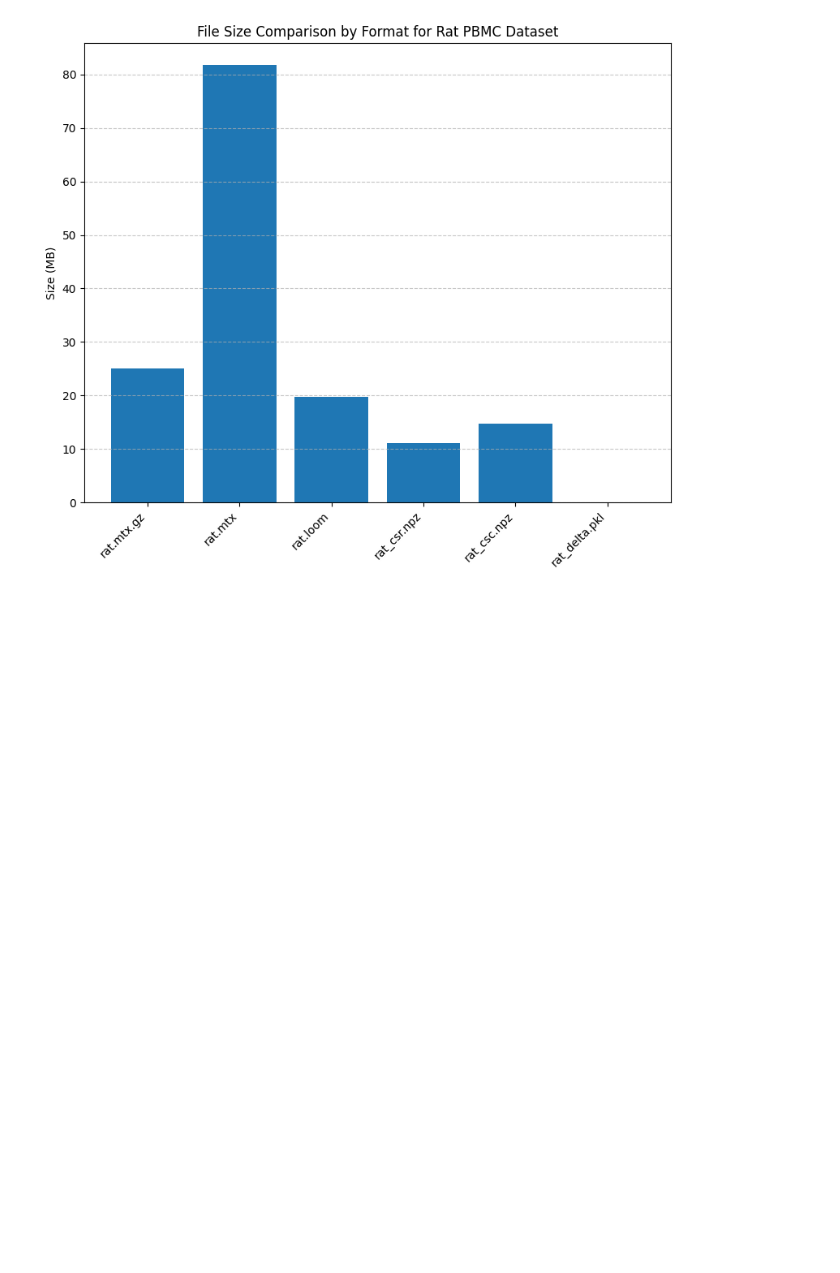
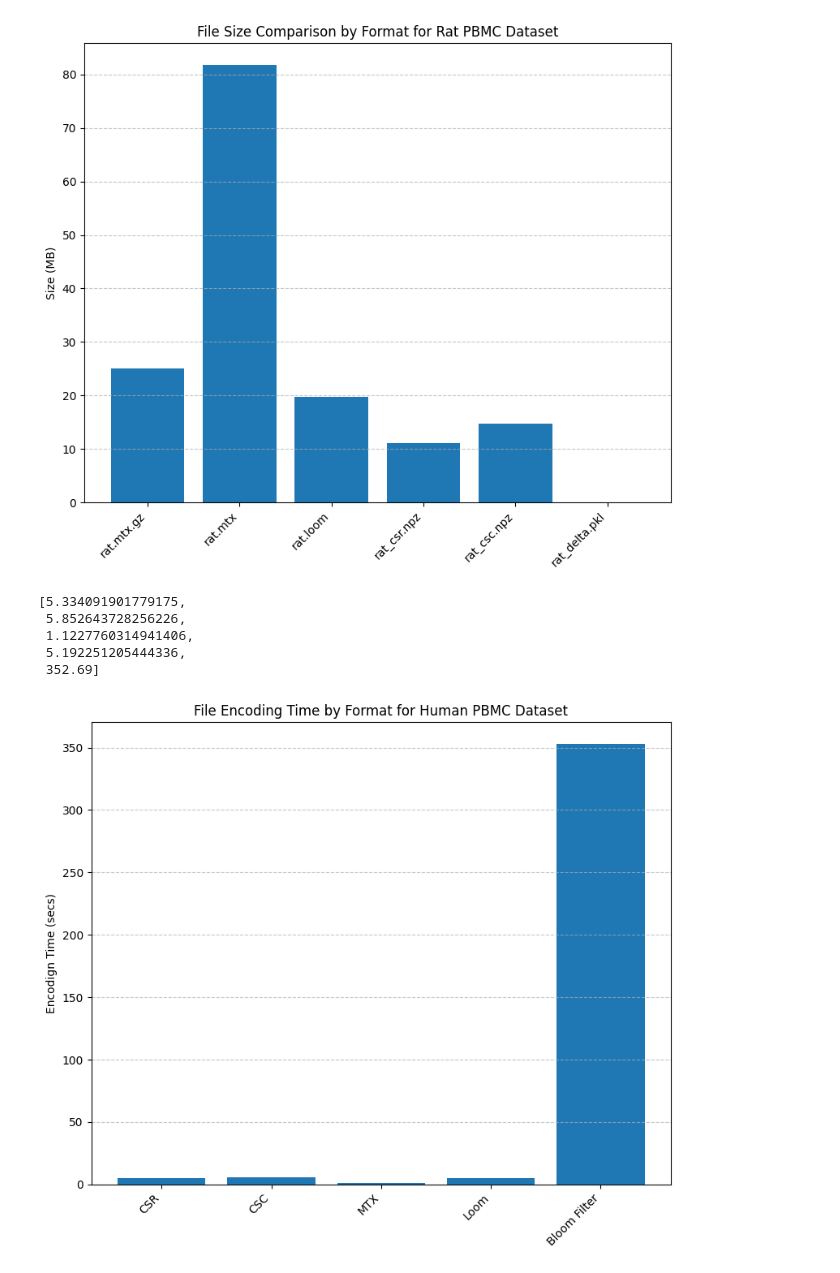
Before and after one commit to clin1029umdedu/CMSC701_FinalProj, a Jupyter notebook: Disk_Space_Analysis.ipynb, the cells around one changed output. Saved outputs shown, nothing was run; the diff lists cells and outputs as text; code cells hidden in the pictures; blank space fills up the shorter version.

```diff
--- a/Disk_Space_Analysis.ipynb
+++ b/Disk_Space_Analysis.ipynb
@@ -72,0 +118,20 @@ for f in files:
+# %%
+conv
+# %% [output]
+[5.334091901779175,
+ 5.852643728256226,
+ 1.1227760314941406,
+ 5.192251205444336,
+ 352.69]
+# %%
+exts = ["CSR", "CSC", "MTX", "Loom", "Bloom Filter"]
+plt.figure(figsize=(8, 7))
+plt.bar(exts, conv)
+plt.ylabel("Encodign Time (secs)")
+plt.title("File Encoding Time by Format for Human PBMC Dataset")
+plt.xticks(rotation=45, ha='right')
+plt.tight_layout()
+plt.grid(axis='y', linestyle='--', alpha=0.7)
+plt.show()
+# %% [output]
+[figure, added]
```
Also changed, not shown: parts of 2 cells of this notebook, 45 other files.
